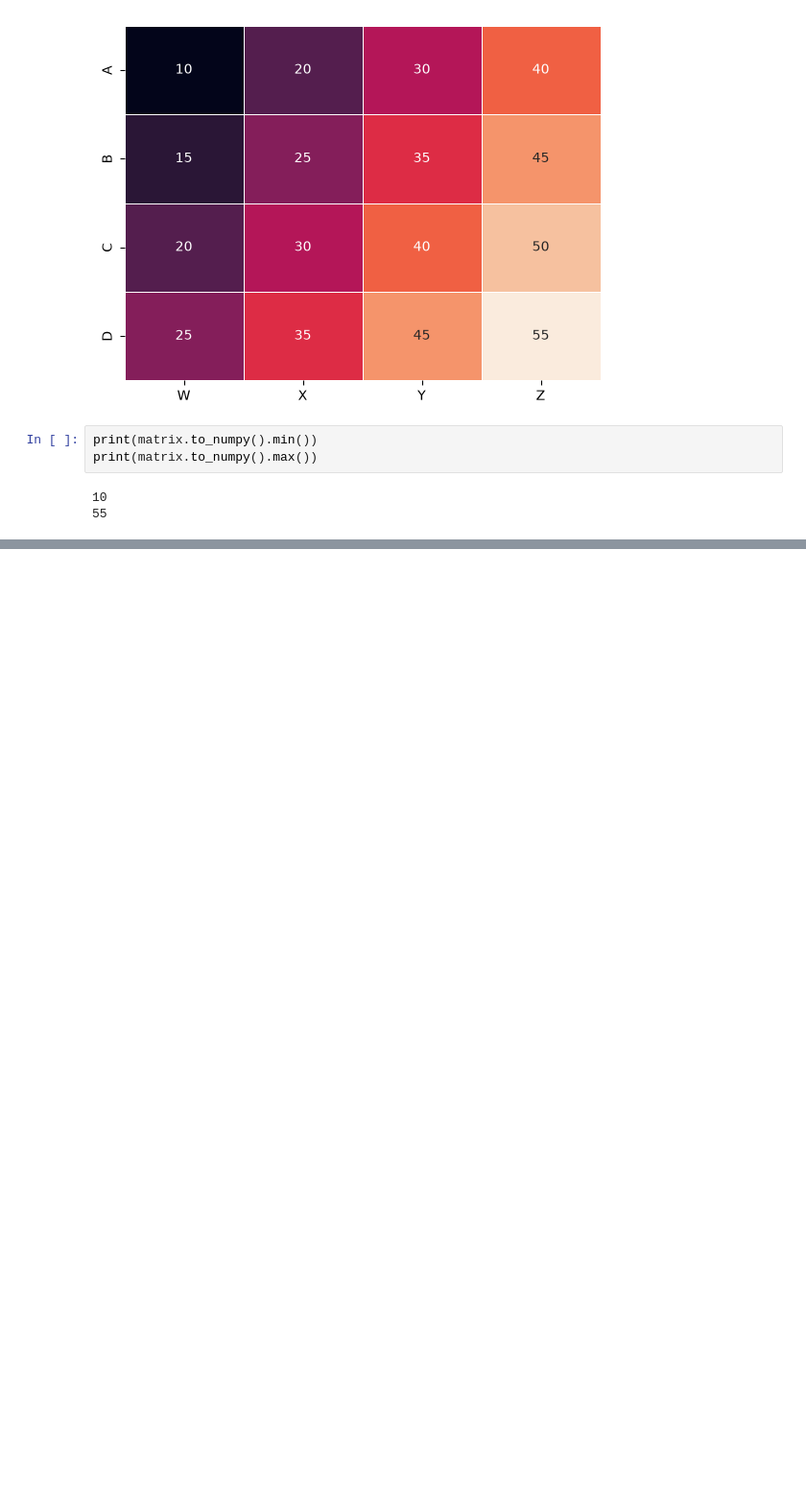
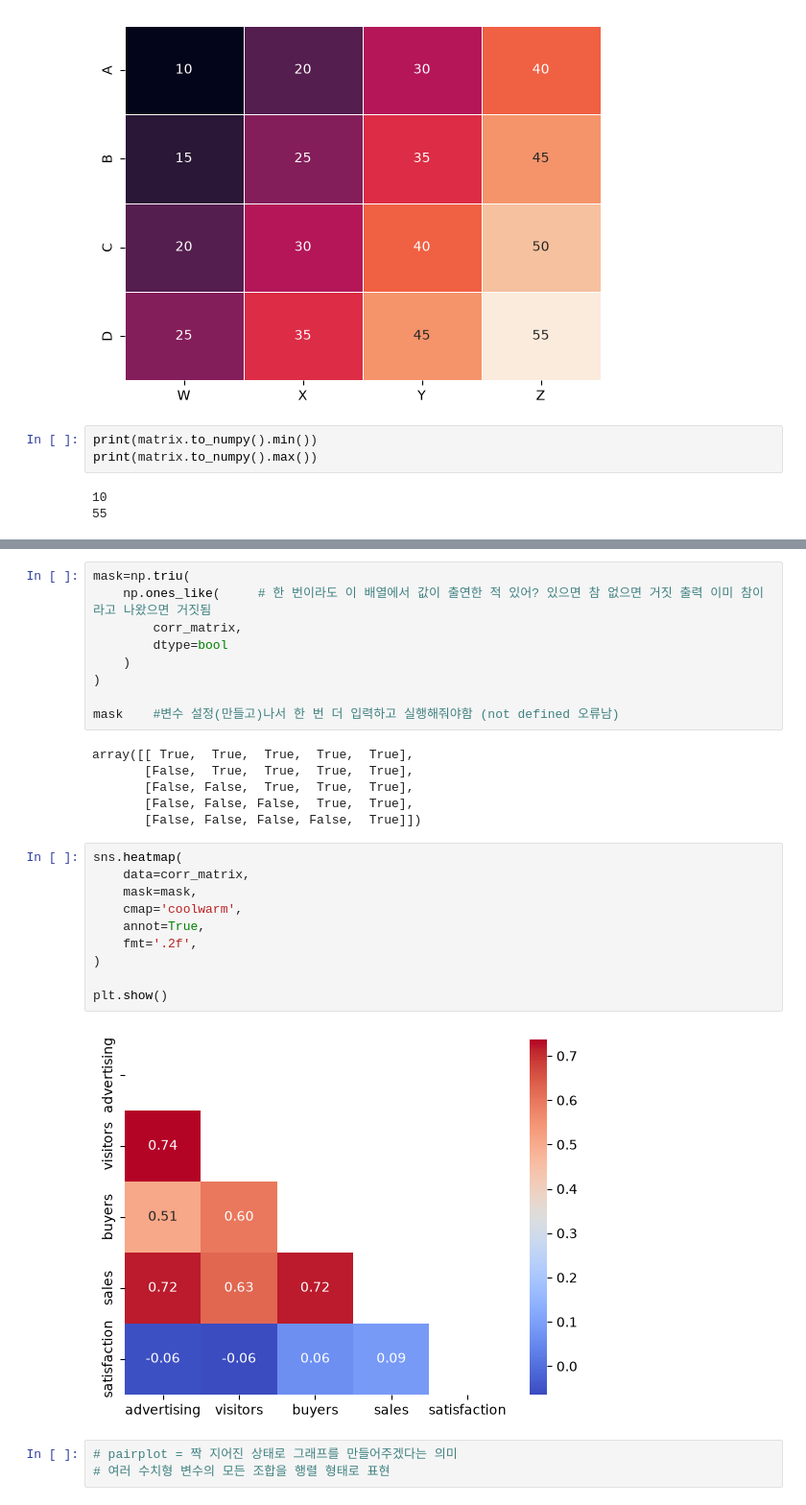
Before and after one commit to hyewonbaek100/0914-, a Jupyter notebook: seaborn_exp/multivariable_data/multivariable_data visualization.ipynb, the cells around one changed output, grey strips where cells are left out. Shown at 96% size. Saved outputs shown, nothing was run; the diff lists cells and outputs as text; blank space fills up the shorter version.

```diff
--- a/seaborn_exp/multivariable_data/multivariable_data visualization.ipynb
+++ b/seaborn_exp/multivariable_data/multivariable_data visualization.ipynb
@@ -95,0 +204,30 @@ sns.heatmap(
+# %%
+mask=np.triu(
+    np.ones_like(     # 한 번이라도 이 배열에서 값이 출연한 적 있어? 있으면 참 없으면 거짓 출력 이미 참이라고 나왔으면 거짓됨
+        corr_matrix,
+        dtype=bool
+    )
+)
+
+mask    #변수 설정(만들고)나서 한 번 더 입력하고 실행해줘야함 (not defined 오류남)
+# %% [output]
+array([[ True,  True,  True,  True,  True],
+       [False,  True,  True,  True,  True],
+       [False, False,  True,  True,  True],
+       [False, False, False,  True,  True],
+       [False, False, False, False,  True]])
+# %%
+sns.heatmap(
+    data=corr_matrix,
+    mask=mask,
+    cmap='coolwarm',
+    annot=True,
+    fmt='.2f',
+)
+
+plt.show()
+# %% [output]
+[figure, added]
+# %%
+# pairplot = 짝 지어진 상태로 그래프를 만들어주겠다는 의미
+# 여러 수치형 변수의 모든 조합을 행렬 형태로 표현
```
Also changed, not shown: parts of 13 cells of this notebook, 3 other files.
